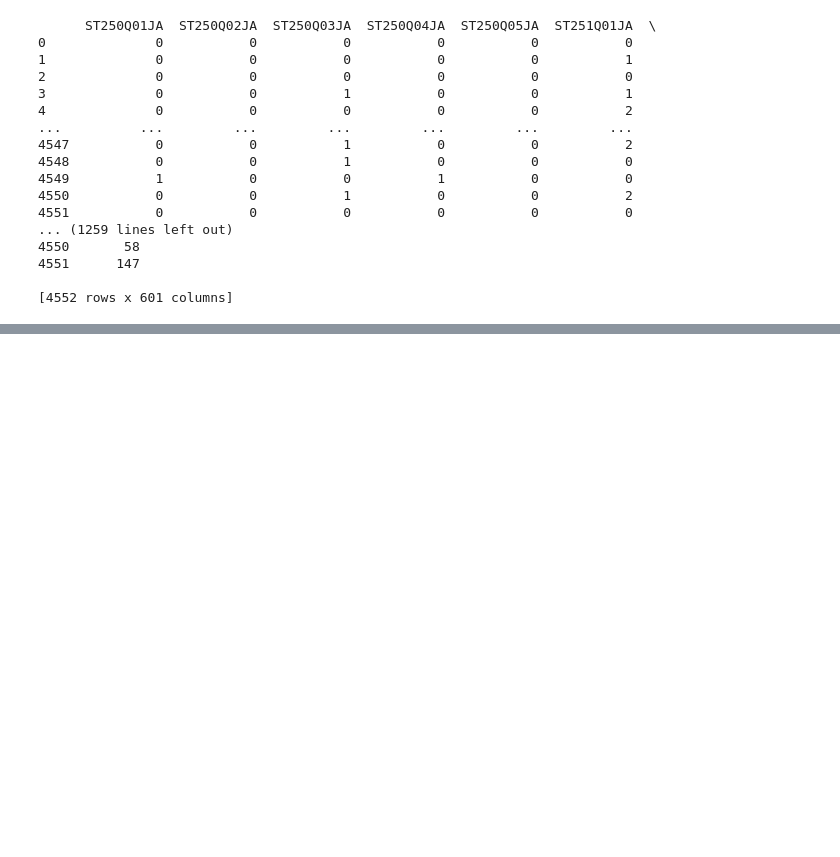
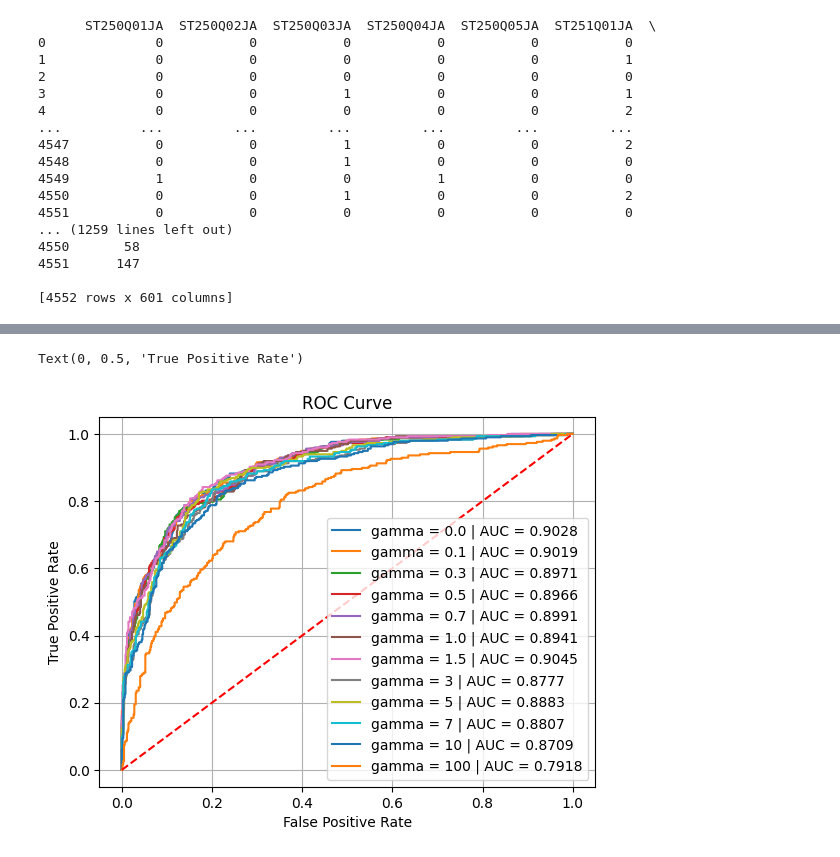
Before and after one commit to GatiAher/pisa_oecd_analysis, a Jupyter notebook: notebooks/fair_nn.ipynb, the cells around one changed output, grey strips where cells are left out. Drawn from its saved outputs; the diff is of its cells as text; code cells hidden in the pictures; blank space fills up the shorter version.

```diff
--- a/notebooks/fair_nn.ipynb
+++ b/notebooks/fair_nn.ipynb
@@ -359,0 +459,12 @@ Early stopping!
+# %%
+for i, gamma in enumerate(gammas):
+    plt.plot(eval_metrics['fpr'][i], eval_metrics['tpr'][i], label=f"gamma = {gamma} | AUC = {eval_metrics['auc'][i]:.4f}")
+plt.plot([0, 1], [0, 1], linestyle='--', color='r')
+plt.legend()
+plt.grid()
+plt.title('ROC Curve')
+plt.xlabel('False Positive Rate')
+plt.ylabel('True Positive Rate')
+# %% [output]
+Text(0, 0.5, 'True Positive Rate')
+[figure, added]
```
Also changed, not shown: parts of 11 cells of this notebook.
